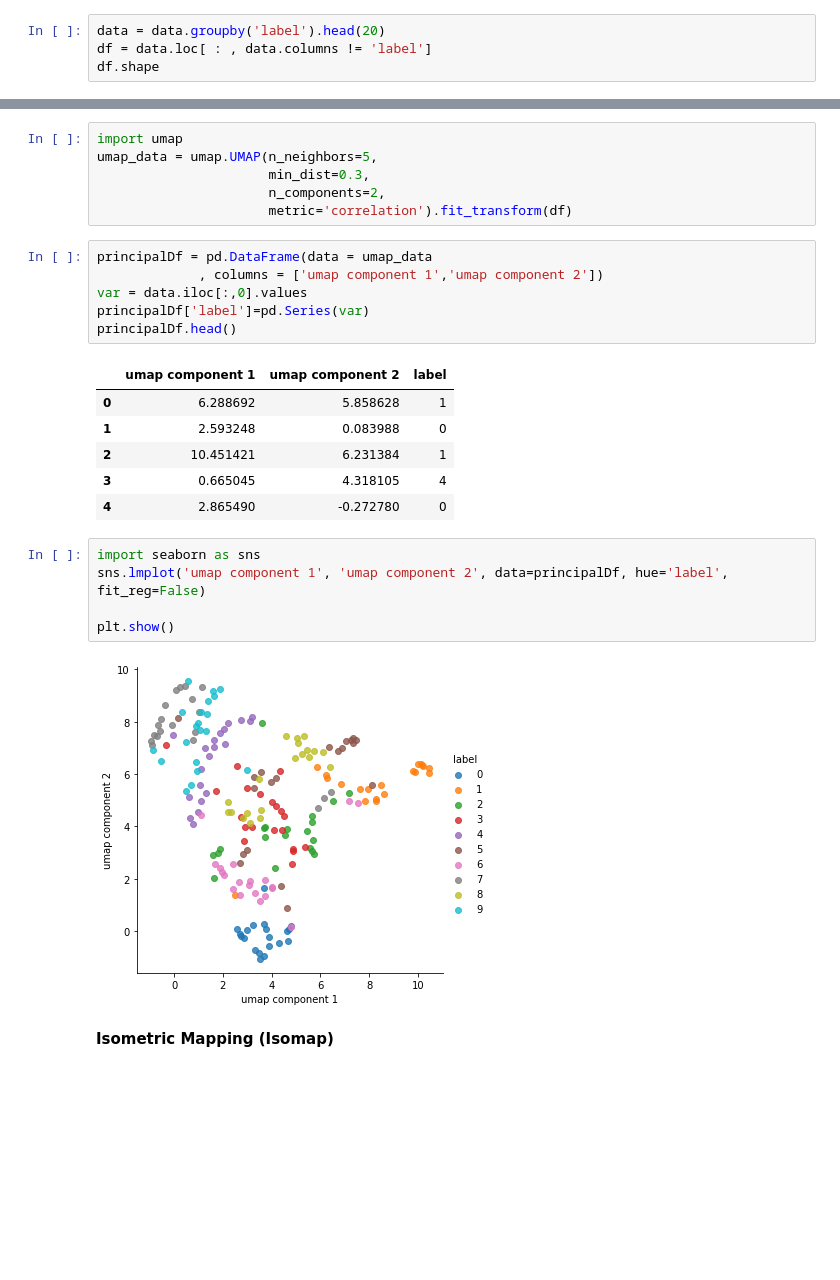
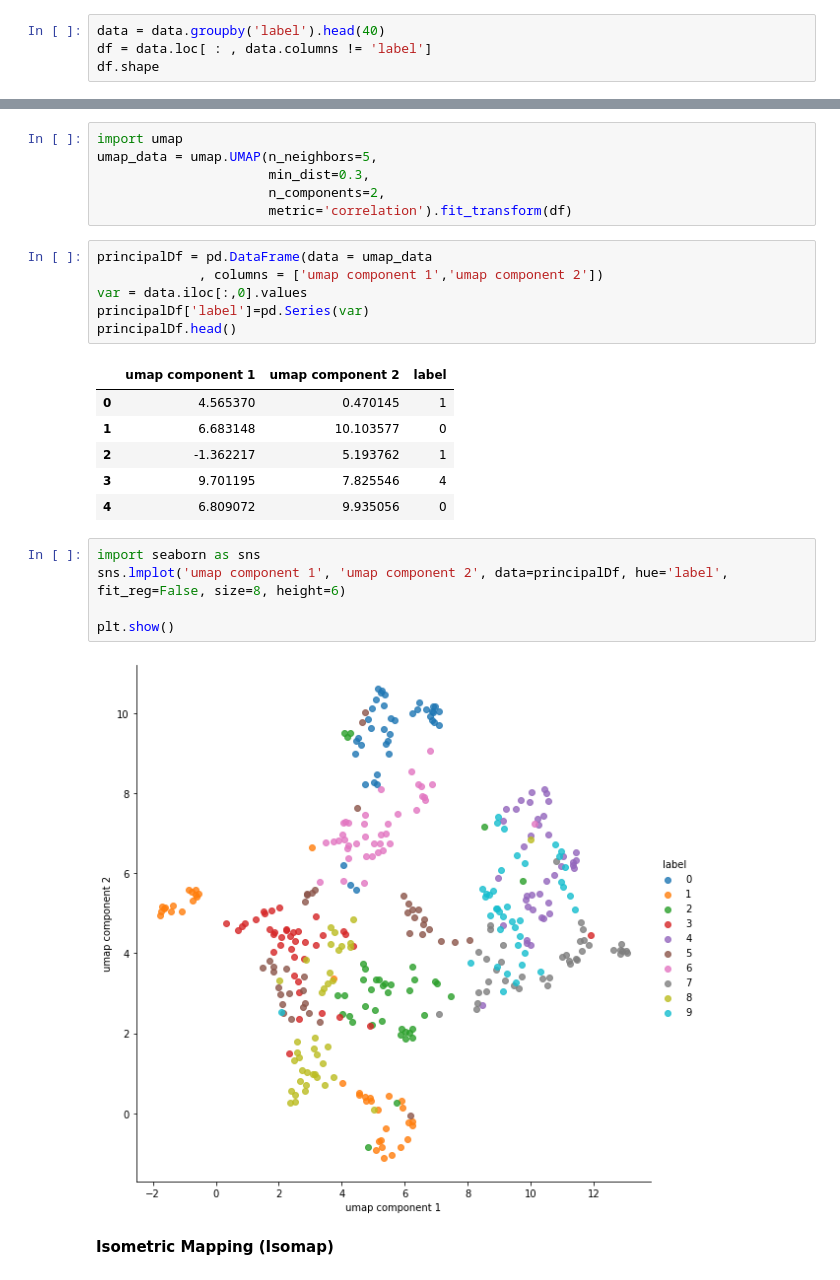
Before and after one commit to mukkatharun/DimensionalityReductionTechniques, a Jupyter notebook: DimensionalityReductionTechniquesImages.ipynb, the cells around one changed output, grey strips where cells are left out. Cells and saved outputs as stored; diff of their text form; blank space fills up the shorter version.

```diff
--- a/DimensionalityReductionTechniquesImages.ipynb
+++ b/DimensionalityReductionTechniquesImages.ipynb
@@ -37,7 +37,7 @@ data['label'].unique() # we have total of 10 digits
 # %% [output]
 array([1, 0, 4, 7, 3, 5, 8, 9, 2, 6])
 # %%
-data = data.groupby('label').head(20)
+data = data.groupby('label').head(40)
 df = data.loc[ : , data.columns != 'label']
 df.shape
 # %% [output]
@@ -171,18 +172,18 @@ principalDf['label']=pd.Series(var)
 principalDf.head()
 # %% [output]
 |  | umap component 1 | umap component 2 | label |
-| 0 | 6.288692 | 5.858628 | 1 |
-| 1 | 2.593248 | 0.083988 | 0 |
-| 2 | 10.451421 | 6.231384 | 1 |
-| 3 | 0.665045 | 4.318105 | 4 |
-| 4 | 2.865490 | -0.272780 | 0 |
+| 0 | 4.565370 | 0.470145 | 1 |
+| 1 | 6.683148 | 10.103577 | 0 |
+| 2 | -1.362217 | 5.193762 | 1 |
+| 3 | 9.701195 | 7.825546 | 4 |
+| 4 | 6.809072 | 9.935056 | 0 |
 # %%
 import seaborn as sns
-sns.lmplot('umap component 1', 'umap component 2', data=principalDf, hue='label', fit_reg=False)
+sns.lmplot('umap component 1', 'umap component 2', data=principalDf, hue='label', fit_reg=False, size=8, height=6)
 
 plt.show()
 # %% [output]
-[figure, old version]
+[figure, new version]
 # %% [markdown]
 **Isometric Mapping (Isomap)**
 # %%
```
Also changed, not shown: parts of 13 cells of this notebook.
